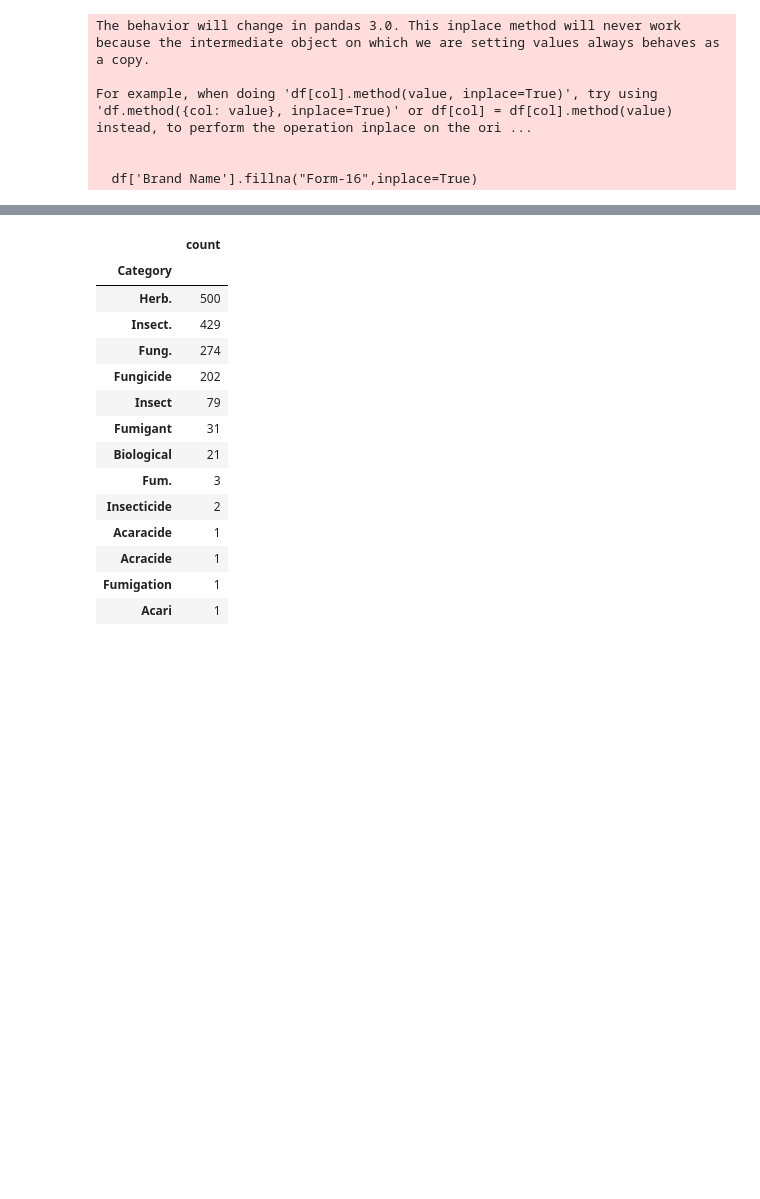
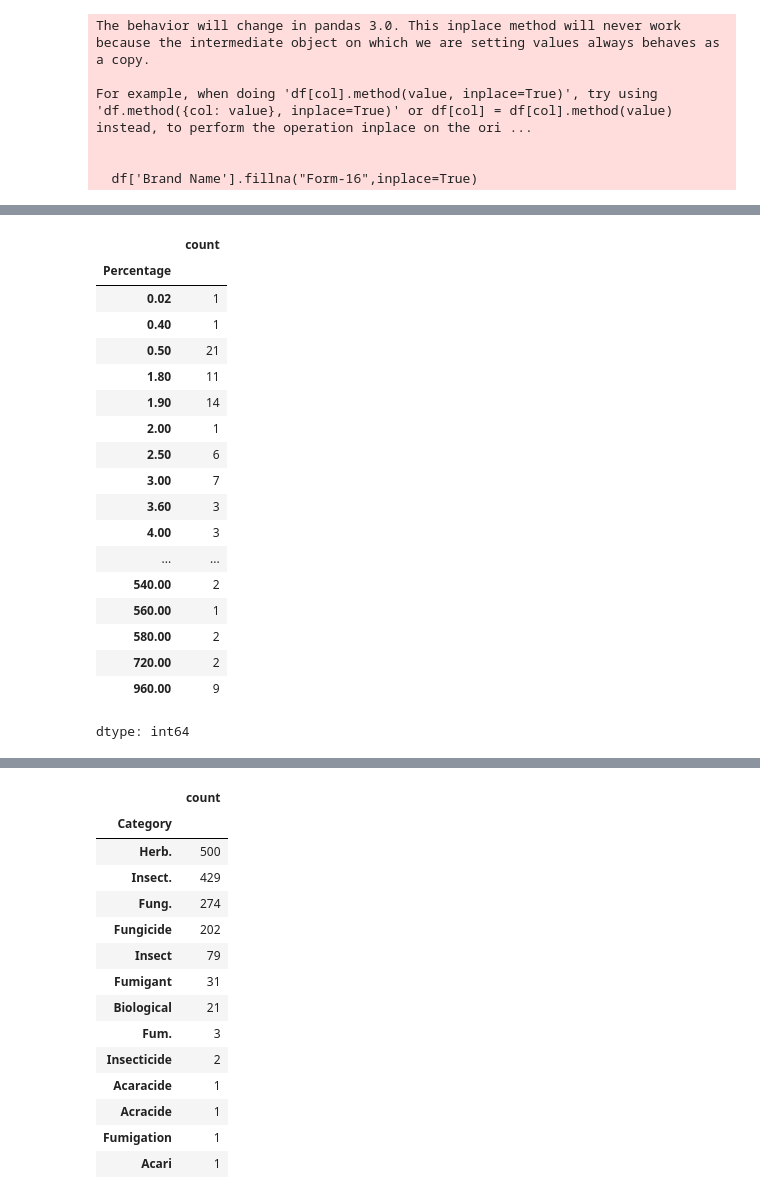
Before and after one commit to Alishba01234/PAI_PROJECT, a Jupyter notebook: PAI.ipynb, the cells around one changed output, grey strips where cells are left out. Drawn from its saved outputs; the diff is of its cells as text; code cells hidden in the pictures; blank space fills up the shorter version.

```diff
--- a/PAI.ipynb
+++ b/PAI.ipynb
@@ -95,3 +93,25 @@ df['Percentage'] = pd.to_numeric(df['Percentage'], errors='coerce')
 df['Type'] = df['Type'].str.strip()
 
 df.dropna(subset=['Percentage','Type'],inplace=True)
+# %%
+df['Percentage'].value_counts(ascending=False).sort_index(ascending=True)
+# %% [output]
+|  | count |
+| Percentage |  |
+| 0.02 | 1 |
+| 0.40 | 1 |
+| 0.50 | 21 |
+| 1.80 | 11 |
+| 1.90 | 14 |
+| 2.00 | 1 |
+| 2.50 | 6 |
+| 3.00 | 7 |
+| 3.60 | 3 |
+| 4.00 | 3 |
+| ... | ... |
+| 540.00 | 2 |
+| 560.00 | 1 |
+| 580.00 | 2 |
+| 720.00 | 2 |
+| 960.00 | 9 |
+dtype: int64
```
Also changed, not shown: parts of 19 cells of this notebook.
